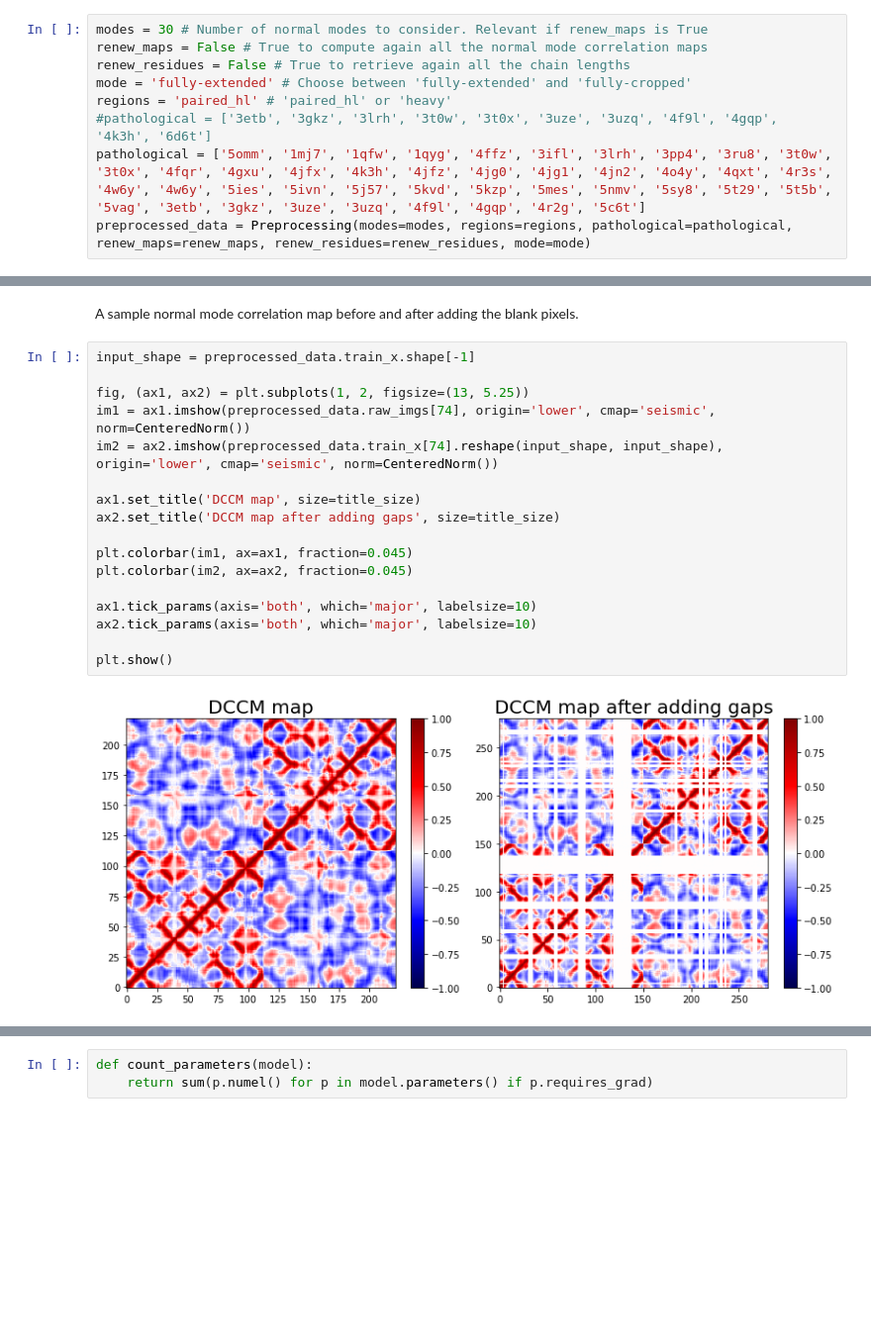
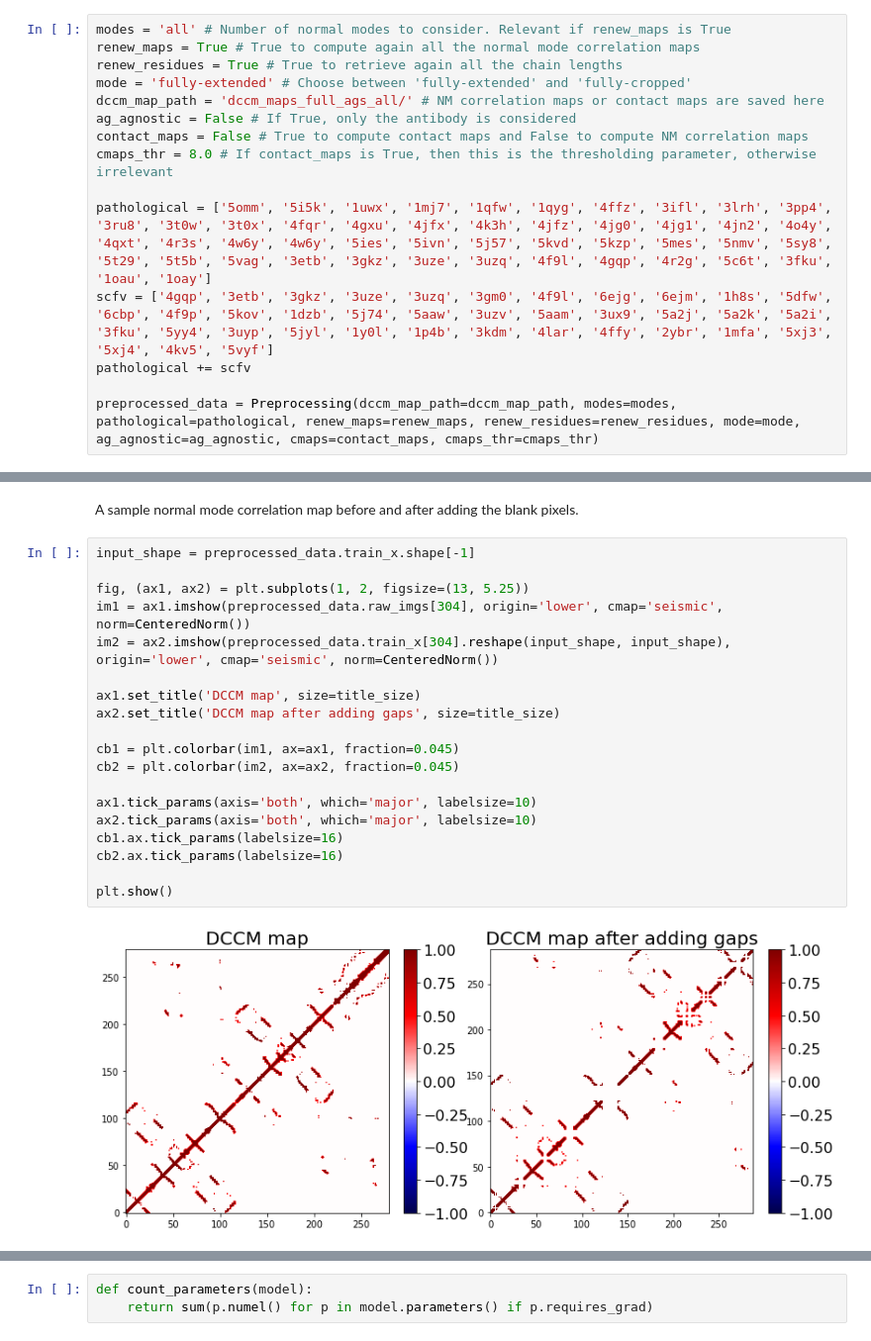
Before and after one commit to kevinmicha/ANTIPASTI, a Jupyter notebook: notebooks/[Tutorial] Training ANTIPASTI.ipynb, the cells around one changed output, grey strips where cells are left out. Shown at 99% size. Cells and saved outputs as stored; diff of their text form; blank space fills up the shorter version.

Commit message:
Changes of last 4 months (code, not data)

```diff
--- a/notebooks/[Tutorial] Training ANTIPASTI.ipynb
+++ b/notebooks/[Tutorial] Training ANTIPASTI.ipynb
@@ -25,11 +27,17 @@ from antipasti.utils.torch_utils import create_test_set, save_checkpoint, traini
 # %% [markdown]
 # Pre-processing
 # %%
-modes = 30 # Number of normal modes to consider. Relevant if renew_maps is True
-renew_maps = False # True to compute again all the normal mode correlation maps
-renew_residues = False # True to retrieve again all the chain lengths
+modes = 'all' # Number of normal modes to consider. Relevant if renew_maps is True
+renew_maps = True # True to compute again all the normal mode correlation maps
+renew_residues = True # True to retrieve again all the chain lengths
 mode = 'fully-extended' # Choose between 'fully-extended' and 'fully-cropped'
-regions = 'paired_hl' # 'paired_hl' or 'heavy'
-#pathological = ['3etb', '3gkz', '3lrh', '3t0w', '3t0x', '3uze', '3uzq', '4f9l', '4gqp', '4k3h', '6d6t']
-pathological = ['5omm', '1mj7', '1qfw', '1qyg', '4ffz', '3ifl', '3lrh', '3pp4', '3ru8', '3t0w', '3t0x', '4fqr', '4gxu', '4jfx', '4k3h', '4jfz', '4jg0', '4jg1', '4jn2', '4o4y', '4qxt', '4r3s', '4w6y', '4w6y', '5ies', '5ivn', '5j57', '5kvd', '5kzp', '5mes', '5nmv', '5sy8', '5t29', '5t5b', '5vag', '3etb', '3gkz', '3uze', '3uzq', '4f9l', '4gqp', '4r2g', '5c6t']
-preprocessed_data = Preprocessing(modes=modes, regions=regions, pathological=pathological, renew_maps=renew_maps, renew_residues=renew_residues, mode=mode)
+dccm_map_path = 'dccm_maps_full_ags_all/' # NM correlation maps or contact maps are saved here
+ag_agnostic = False # If True, only the antibody is considered
+contact_maps = False # True to compute contact maps and False to compute NM correlation maps
+cmaps_thr = 8.0 # If contact_maps is True, then this is the thresholding parameter, otherwise irrelevant
+
+pathological = ['5omm', '5i5k', '1uwx', '1mj7', '1qfw', '1qyg', '4ffz', '3ifl', '3lrh', '3pp4', '3ru8', '3t0w', '3t0x', '4fqr', '4gxu', '4jfx', '4k3h', '4jfz', '4jg0', '4jg1', '4jn2', '4o4y', '4qxt', '4r3s', '4w6y', '4w6y', '5ies', '5ivn', '5j57', '5kvd', '5kzp', '5mes', '5nmv', '5sy8', '5t29', '5t5b', '5vag', '3etb', '3gkz', '3uze', '3uzq', '4f9l', '4gqp', '4r2g', '5c6t', '3fku', '1oau', '1oay']
+scfv = ['4gqp', '3etb', '3gkz', '3uze', '3uzq', '3gm0', '4f9l', '6ejg', '6ejm', '1h8s', '5dfw', '6cbp', '4f9p', '5kov', '1dzb', '5j74', '5aaw', '3uzv', '5aam', '3ux9', '5a2j', '5a2k', '5a2i', '3fku', '5yy4', '3uyp', '5jyl', '1y0l', '1p4b', '3kdm', '4lar', '4ffy', '2ybr', '1mfa', '5xj3', '5xj4', '4kv5', '5vyf']
+pathological += scfv
+
+preprocessed_data = Preprocessing(dccm_map_path=dccm_map_path, modes=modes, pathological=pathological, renew_maps=renew_maps, renew_residues=renew_residues, mode=mode, ag_agnostic=ag_agnostic, cmaps=contact_maps, cmaps_thr=cmaps_thr)
@@ -78,19 +98,21 @@ A sample normal mode correlation map before and after adding the blank pixels.
 # %%
 input_shape = preprocessed_data.train_x.shape[-1]
 
 fig, (ax1, ax2) = plt.subplots(1, 2, figsize=(13, 5.25))
-im1 = ax1.imshow(preprocessed_data.raw_imgs[74], origin='lower', cmap='seismic', norm=CenteredNorm())
-im2 = ax2.imshow(preprocessed_data.train_x[74].reshape(input_shape, input_shape), origin='lower', cmap='seismic', norm=CenteredNorm())
+im1 = ax1.imshow(preprocessed_data.raw_imgs[304], origin='lower', cmap='seismic', norm=CenteredNorm())
+im2 = ax2.imshow(preprocessed_data.train_x[304].reshape(input_shape, input_shape), origin='lower', cmap='seismic', norm=CenteredNorm())
 
 ax1.set_title('DCCM map', size=title_size)
 ax2.set_title('DCCM map after adding gaps', size=title_size)
 
-plt.colorbar(im1, ax=ax1, fraction=0.045)
-plt.colorbar(im2, ax=ax2, fraction=0.045)
+cb1 = plt.colorbar(im1, ax=ax1, fraction=0.045)
+cb2 = plt.colorbar(im2, ax=ax2, fraction=0.045)
 
 ax1.tick_params(axis='both', which='major', labelsize=10)
 ax2.tick_params(axis='both', which='major', labelsize=10)
+cb1.ax.tick_params(labelsize=16)
+cb2.ax.tick_params(labelsize=16)
 
 plt.show()
 # %% [output]
-[figure, old version]
+[figure, new version]
```
Also changed, not shown: parts of 31 cells of this notebook, 19 other files.
